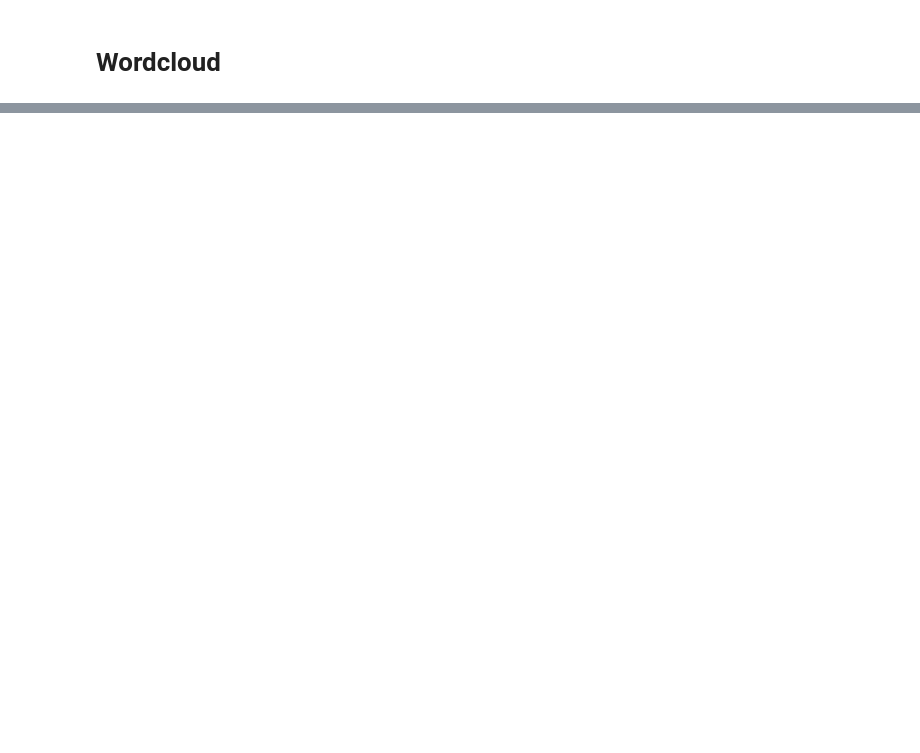
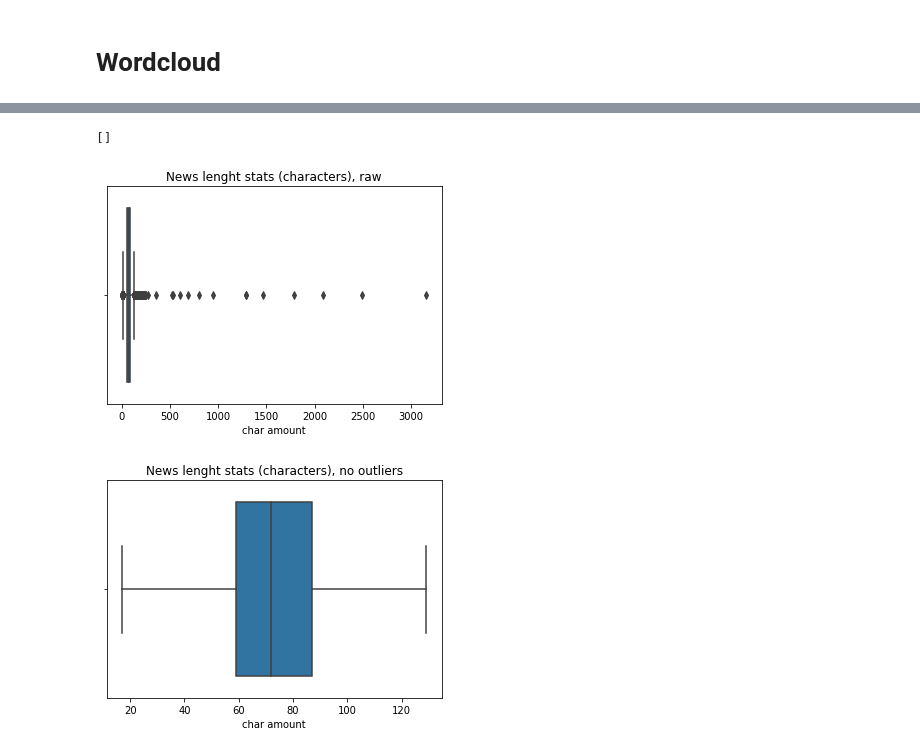
Before and after one commit to avrland/polishNewsTitleDatabase, a Jupyter notebook: Stats_and_visualization.ipynb, the cells around one changed output, grey strips where cells are left out. Saved outputs shown, nothing was run; the diff lists cells and outputs as text; code cells hidden in the pictures; blank space fills up the shorter version.

```diff
--- a/Stats_and_visualization.ipynb
+++ b/Stats_and_visualization.ipynb
@@ -111,0 +85,36 @@ plt.show()
+# %%
+import numpy as np
+import pandas as pd
+import matplotlib.pyplot as plt
+%matplotlib inline
+import seaborn as sns
+
+#News lenght stat section
+data = pd.read_csv("titles.txt")
+len(data)
+
+char_lenghts = []
+for x in range(len(data)):
+    z = len(data.iloc[x,0])
+    char_lenghts.append(z)
+pd_char_lenghts = pd.DataFrame(char_lenghts)
+pd_char_lenghts.columns = ['char amount']
+# %%
+plt.figure(facecolor='white')
+sns.boxplot(x=pd_char_lenghts.iloc[:,0]).set(title='News lenght stats (characters), raw')
+plt.plot()
+
+Q1 = pd_char_lenghts.quantile(0.25)
+Q3 = pd_char_lenghts.quantile(0.75)
+IQR = Q3 - Q1
+
+outlier_condition = ((pd_char_lenghts < (Q1 - 1.5 * IQR)) | (pd_char_lenghts > (Q3 +1.5 * IQR)))
+pd_char_lenghts_IQR = pd_char_lenghts[~outlier_condition.any(axis=1)]
+
+plt.figure(facecolor='white')
+sns.boxplot(x=pd_char_lenghts_IQR.iloc[:,0]).set(title='News lenght stats (characters), no outliers')
+plt.plot()
+# %% [output]
+[]
+[figure, added]
+[figure, added]
```
Also changed, not shown: parts of 7 cells of this notebook.
